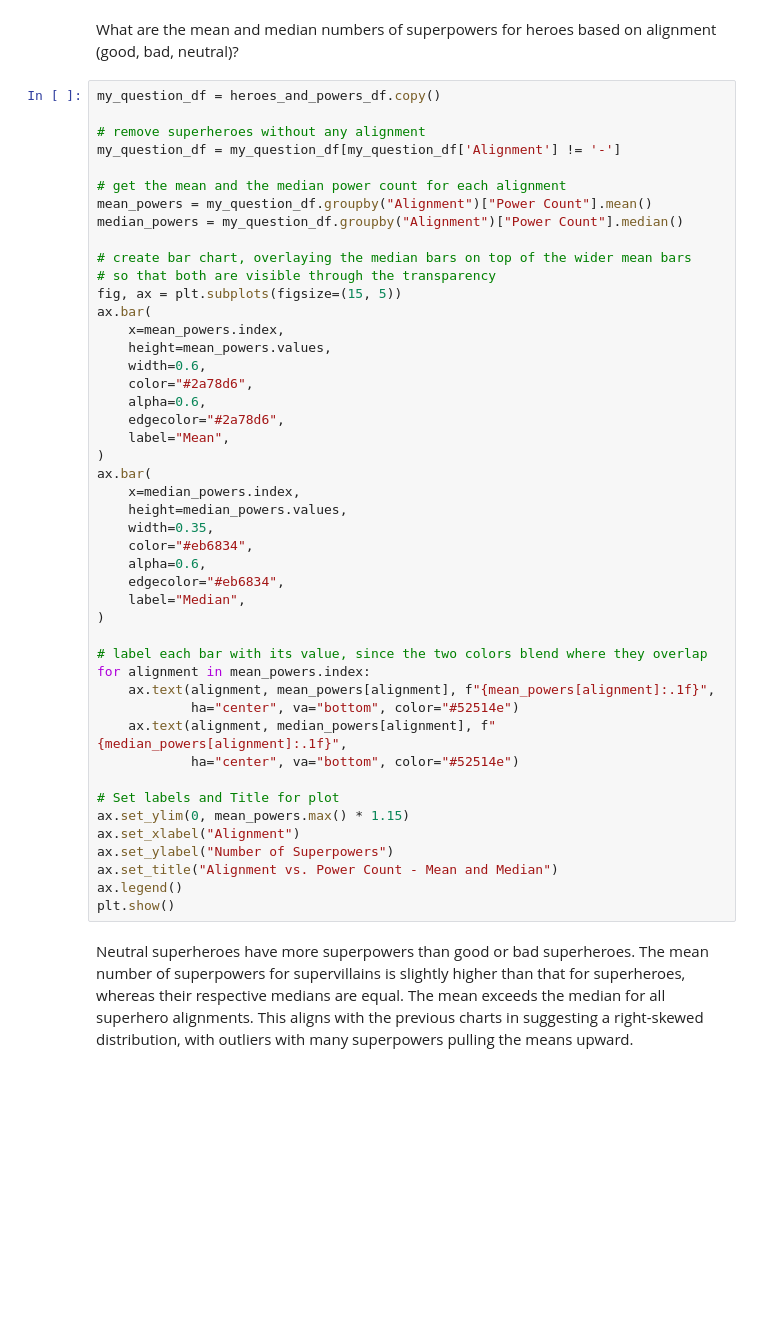
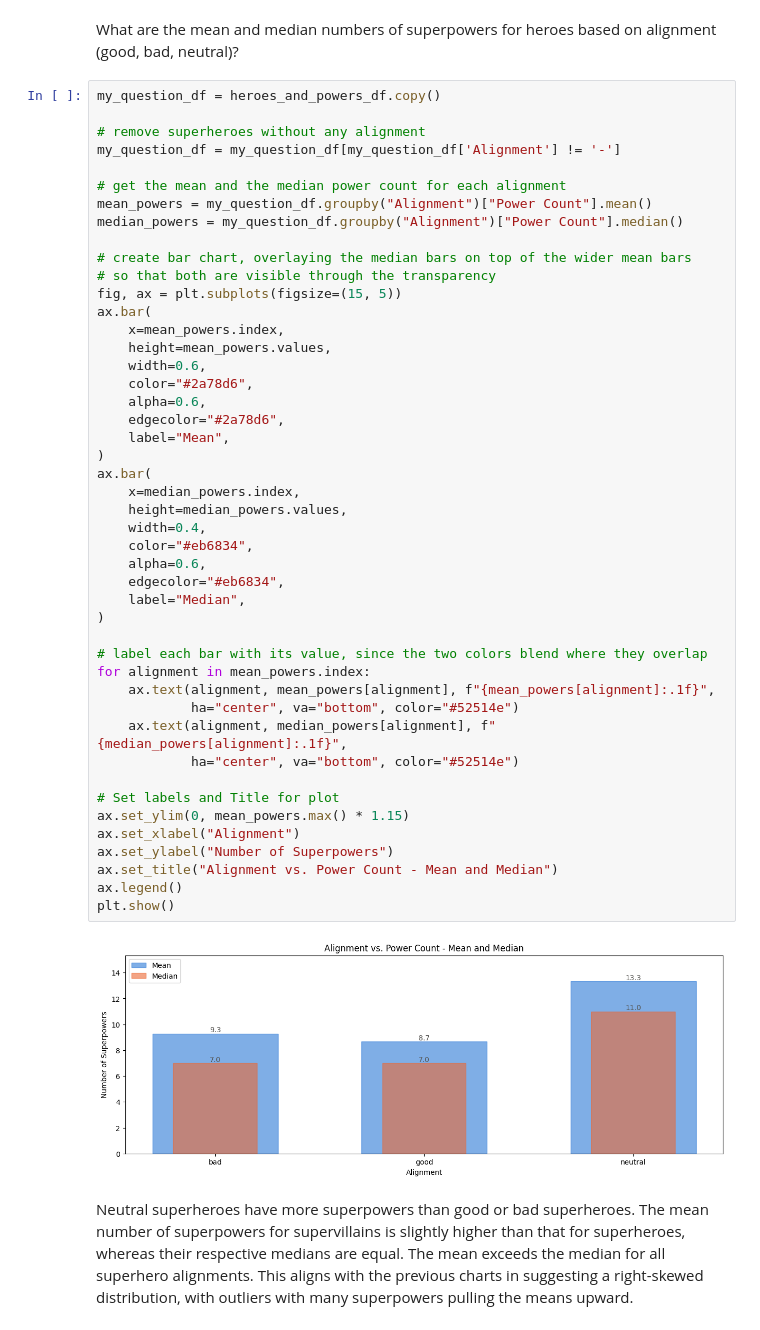
Before and after one commit to janbalangue/DS_Course0_Week1_Module5_DataPy, a Jupyter notebook: DS_Course0_Week1_Module5_DataPy.ipynb, the cells around one changed output. Drawn from its saved outputs; the diff is of its cells as text; blank space fills up the shorter version.

```diff
--- a/DS_Course0_Week1_Module5_DataPy.ipynb
+++ b/DS_Course0_Week1_Module5_DataPy.ipynb
@@ -744,34 +746,36 @@ ax.bar(
     height=mean_powers.values,
     width=0.6,
     color="#2a78d6",
     alpha=0.6,
     edgecolor="#2a78d6",
     label="Mean",
 )
 ax.bar(
     x=median_powers.index,
     height=median_powers.values,
-    width=0.35,
+    width=0.4,
     color="#eb6834",
     alpha=0.6,
     edgecolor="#eb6834",
     label="Median",
 )
 
 # label each bar with its value, since the two colors blend where they overlap
 for alignment in mean_powers.index:
     ax.text(alignment, mean_powers[alignment], f"{mean_powers[alignment]:.1f}",
             ha="center", va="bottom", color="#52514e")
     ax.text(alignment, median_powers[alignment], f"{median_powers[alignment]:.1f}",
             ha="center", va="bottom", color="#52514e")
 
 # Set labels and Title for plot
 ax.set_ylim(0, mean_powers.max() * 1.15)
 ax.set_xlabel("Alignment")
 ax.set_ylabel("Number of Superpowers")
 ax.set_title("Alignment vs. Power Count - Mean and Median")
 ax.legend()
 plt.show()
+# %% [output]
+[figure, added]
 # %% [markdown]
 Neutral superheroes have more superpowers than good or bad superheroes. The mean number of superpowers for supervillains is slightly higher than that for superheroes, whereas their respective medians are equal. The mean exceeds the median for all superhero alignments. This aligns with the previous charts in suggesting a right-skewed distribution, with outliers with many superpowers pulling the means upward.
 # %% [markdown]
```
Also changed, not shown: parts of 1 cell of this notebook.
